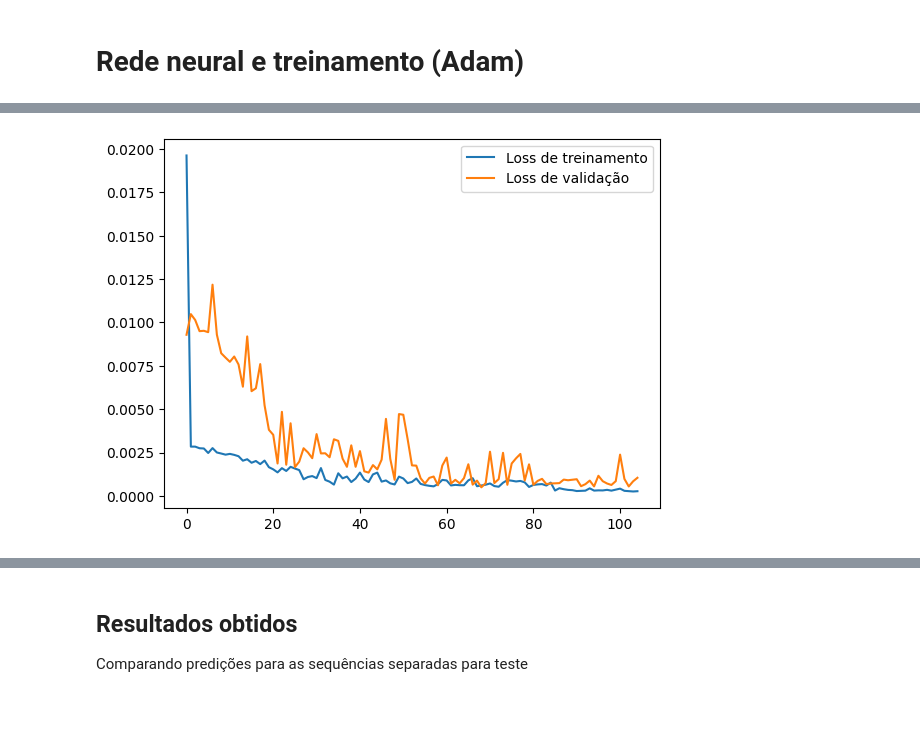
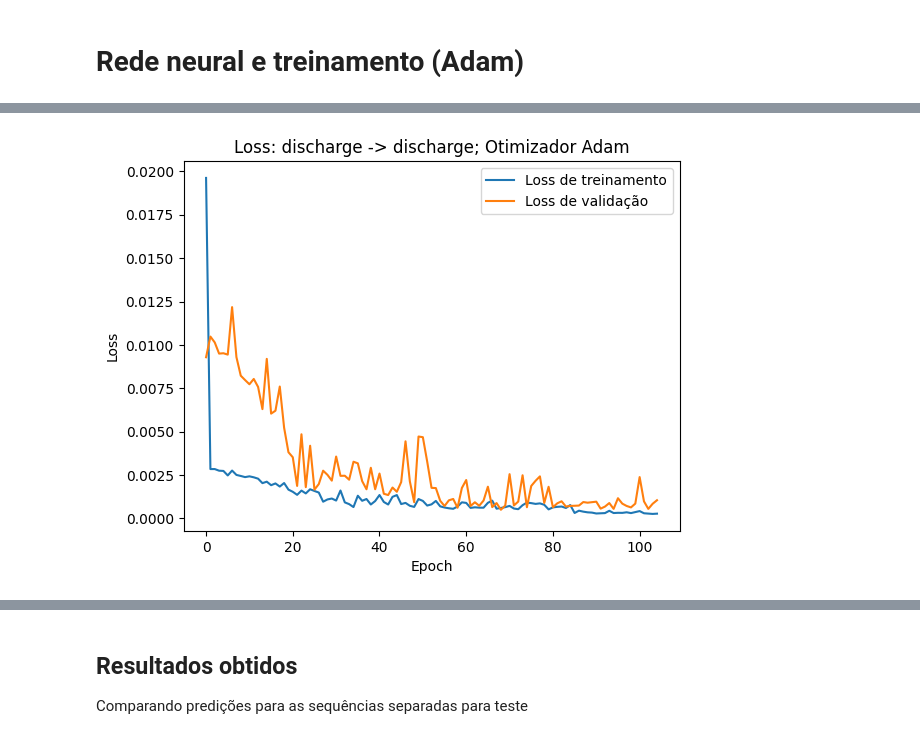
Before and after one commit to GuiCT/data-driven-studies, a Jupyter notebook: breach/t1/n_to_1/discharge_to_discharge/0_first_try.ipynb, the cells around one changed output, grey strips where cells are left out. Drawn from its saved outputs; the diff is of its cells as text; code cells hidden in the pictures; blank space fills up the shorter version.

Commit message:
refazendo testes discharge (n) -> discharge (1)

```diff
--- a/breach/t1/n_to_1/discharge_to_discharge/0_first_try.ipynb
+++ b/breach/t1/n_to_1/discharge_to_discharge/0_first_try.ipynb
@@ -3,18 +3,22 @@
 
 Tamanho da sequência utilizada, tamanho da janela, frequência de _cutoff_, tamanho de lote, etc.
 # %%
+BASE_VALUE = 'discharge'
 BATCH_SIZE = 32
 CUTOFF_FREQUENCY = 0.009
 DATA_FOLDER = '../../data'
 DENSE_ACTIVATION_FUNCTION = 'linear'
+EARLY_STOP_EPOCH = 66
+EARLY_STOP_PATIENCE = 36
 EPOCHS = 200
 INITIAL_LEARNING_RATE = 0.001
+LEARNING_RATE_REDUCER_FACTOR = 0.5
+LEARNING_RATE_REDUCER_PATIENCE = 16
 LSTM_COUNT = [32, 4]
 NORMALIZE = True
 NOTEBOOK_NAME = '0_first_try'
+PREDICTED_VALUE = 'discharge'
 SAMPLE_RATE = 1
 SEQUENCE_GAP = 1
 SEQUENCE_SIZE = 12
-PATINCE_EARLY_STOP = 36
-PATIENCE_LR = 16
 TEST_SPLIT_FACTOR = 4
@@ -293,10 +307,29 @@ TRAINING_SIZE = int(number_of_sequences * (1 - 1 / TEST_SPLIT_FACTOR))
 display("Quantidade de sequências de treinamento", TRAINING_SIZE)
 
 inputs = np.zeros((number_of_sequences, SEQUENCE_SIZE, 1))
-outputs = np.zeros((number_of_sequences, 1))
+if PREDICTED_VALUE == 'both':
+    outputs = np.zeros((number_of_sequences, SEQUENCE_SIZE, 2))
+elif PREDICTED_VALUE == 'depth' or PREDICTED_VALUE == 'discharge':
+    outputs = np.zeros((number_of_sequences, 1))
+else:
+    raise ValueError(f'PREDICTED_VALUE must be one of [depth, discharge, both], got {PREDICTED_VALUE}')
 for i in range(number_of_sequences):
-    inputs[i, :] = unified[lower[i]:upper[i], 0].reshape(-1, 1)
-    outputs[i, :] = unified[upper[i], 0]
+    if BASE_VALUE == 'depth':
+        inputs[i, :] = unified[lower[i]:upper[i], 1].reshape(-1, 1)
+    elif BASE_VALUE == 'discharge':
+        inputs[i, :] = unified[lower[i]:upper[i], 0].reshape(-1, 1)
+    elif BASE_VALUE == 'both':
+        inputs[i, :] = unified[lower[i]:upper[i], :]
+    else:
+        raise ValueError(f'BASE_VALUE must be one of [depth, discharge, both], got {BASE_VALUE}')
+    if PREDICTED_VALUE == 'both':
+        outputs[i, :] = unified[upper[i], :]
+    elif PREDICTED_VALUE == 'depth':
+        outputs[i, :] = unified[upper[i], 1]
+    elif PREDICTED_VALUE == 'discharge':
+        outputs[i, :] = unified[upper[i], 0]
+    else:
+        raise ValueError(f'PREDICTED_VALUE must be one of [depth, discharge, both], got {PREDICTED_VALUE}')
 
 inputs_train = inputs[:TRAINING_SIZE]
 outputs_train = outputs[:TRAINING_SIZE]
@@ -359,7 +392,7 @@ Trainable params: 4949 (19.33 KB)
 Non-trainable params: 0 (0.00 Byte)
 _________________________________________________________________
 # %%
-from keras.callbacks import EarlyStopping, ModelCheckpoint, ReduceLROnPlateau
+from keras.callbacks import EarlyStopping, ModelCheckpoint
 
 history = model.fit(
     inputs_train, outputs_train,
@@ -368,12 +401,12 @@ history = model.fit(
     validation_batch_size=BATCH_SIZE//2,
     validation_split=0.15,
     callbacks=[
-        EarlyStopping(monitor='val_loss', patience=PATINCE_EARLY_STOP,
-                      verbose=1, restore_best_weights=True, start_from_epoch=66),
+        EarlyStopping(monitor='val_loss', patience=EARLY_STOP_PATIENCE,
+                      verbose=1, restore_best_weights=True, start_from_epoch=EARLY_STOP_EPOCH),
         ModelCheckpoint(f'{NOTEBOOK_NAME}/model_adam.h5',
                         save_best_only=True, save_weights_only=True),
         ReduceLRBacktrack(f'{NOTEBOOK_NAME}/model_adam.h5',
-                          monitor='val_loss', patience=PATIENCE_LR, factor=0.5, verbose=1)
+                          monitor='val_loss', patience=LEARNING_RATE_REDUCER_PATIENCE, factor=LEARNING_RATE_REDUCER_FACTOR, verbose=1)
     ]
 )
 # Recuperando melhor modelo
@@ -399,8 +432,11 @@ Epoch 105: early stopping
 # %%
 import matplotlib.pyplot as plt
 plt.plot(history.history['loss'], label='Loss de treinamento')
 plt.plot(history.history['val_loss'], label='Loss de validação')
 plt.legend()
+plt.ylabel('Loss')
+plt.xlabel('Epoch')
+plt.title(f'Loss: {PLOT_TITLE}; Otimizador Adam')
 plt.savefig(f'{NOTEBOOK_NAME}/loss_adam.png')
 # %% [output]
-[figure, old version]
+[figure, new version]
```
Also changed, not shown: parts of 25 cells of this notebook, 56 other files.
